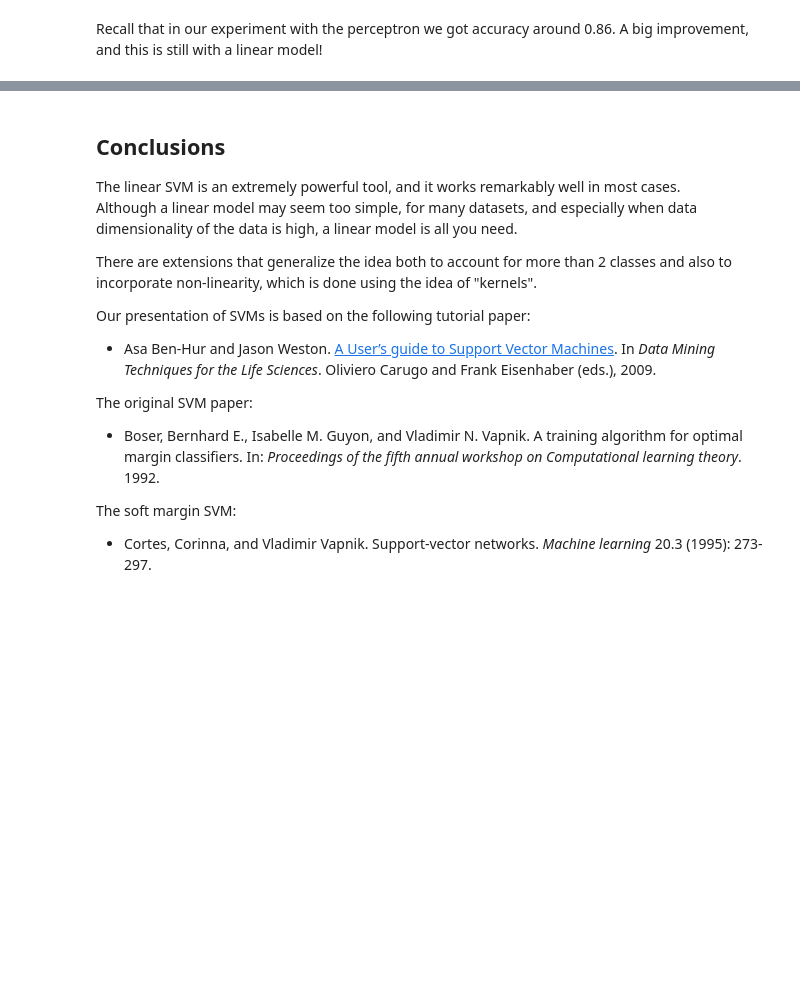
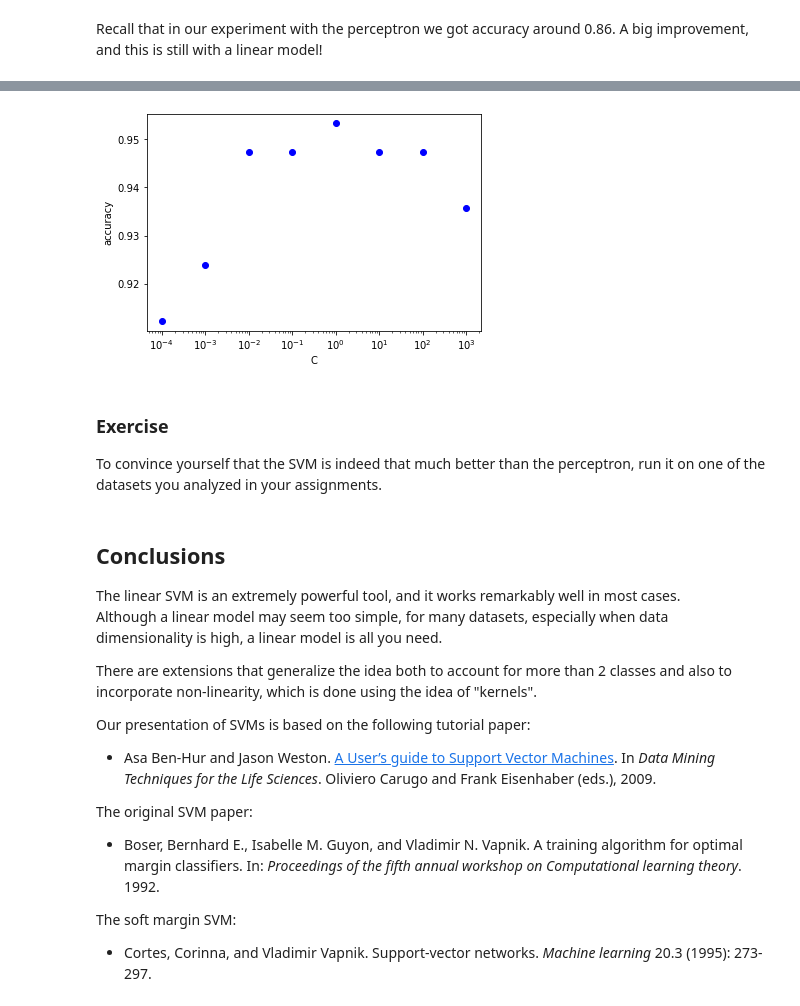
Before and after one commit to asabenhur/CS345, a Jupyter notebook: fall22/notebooks/module02_04_svm.ipynb, the cells around one changed output, grey strips where cells are left out. Saved outputs shown, nothing was run; the diff lists cells and outputs as text; code cells hidden in the pictures; blank space fills up the shorter version.

```diff
--- a/fall22/notebooks/module02_04_svm.ipynb
+++ b/fall22/notebooks/module02_04_svm.ipynb
@@ -303,0 +308,9 @@ Recall that in our experiment with the perceptron we got accuracy around 0.86.
+# %%
+C_list = [0.0001, 0.001, 0.01, 0.1, 1, 10, 100, 1000]
+accuracy = []
+for C in C_list :
+    classifier = svm.SVC(kernel="linear", C=C)
+    classifier.fit(X_train, y_train)
+    print('number of support vectors: ', len(classifier.support_))
+    y_pred = classifier.predict(X_test)
+    accuracy.append(np.mean(y_test == y_pred))
@@ -304,8 +326,18 @@ Recall that in our experiment with the perceptron we got accuracy around 0.86.
+# %%
+plt.semilogx(C_list, accuracy, 'ob')
+plt.xlabel('C')
+plt.ylabel('accuracy');
+# %% [output]
+[figure, added]
+# %% [markdown]
+### Exercise
+
+To convince yourself that the SVM is indeed that much better than the perceptron, run it on one of the datasets you analyzed in your assignments.
 # %% [markdown]
 ## Conclusions
 
 The linear SVM is an extremely powerful tool, and it works remarkably well in most cases.
-Although a linear model may seem too simple, for many datasets, and especially when data dimensionality of the data is high, a linear model is all you need.
+Although a linear model may seem too simple, for many datasets,  especially when data dimensionality is high, a linear model is all you need.
 
 There are extensions that generalize the idea both to account for more than 2 classes and also to incorporate non-linearity, which is done using the idea of "kernels".
 
```
Also changed, not shown: parts of 10 cells of this notebook.
